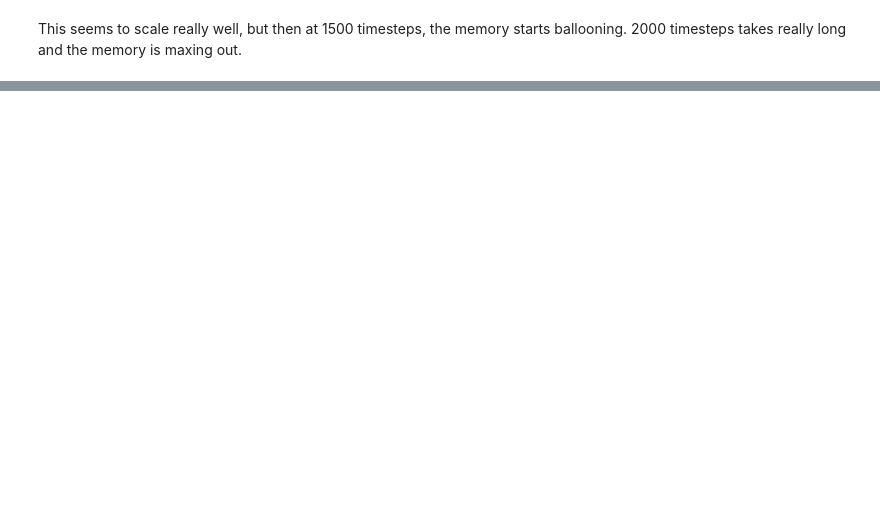
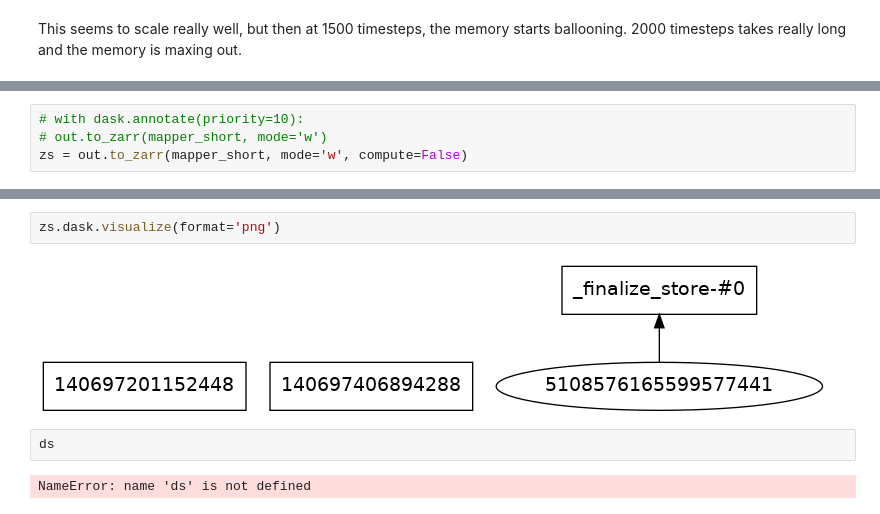
Before and after one commit to ocean-transport/coiled_collaboration, a Jupyter notebook: notebooks/jbusecke_2d_xhistogram/jbusecke_2d_xhistogram.ipynb, the cells around one changed output, grey strips where cells are left out. Saved outputs shown, nothing was run; the diff lists cells and outputs as text; blank space fills up the shorter version.

```diff
--- a/notebooks/jbusecke_2d_xhistogram/jbusecke_2d_xhistogram.ipynb
+++ b/notebooks/jbusecke_2d_xhistogram/jbusecke_2d_xhistogram.ipynb
@@ -222,0 +243,4 @@ This seems to scale really well, but then at 1500 timesteps, the memory starts b
+# %%
+# with dask.annotate(priority=10):
+# out.to_zarr(mapper_short, mode='w')
+zs = out.to_zarr(mapper_short, mode='w', compute=False)
@@ -222,0 +251,8 @@ This seems to scale really well, but then at 1500 timesteps, the memory starts b
+# %%
+zs.dask.visualize(format='png')
+# %% [output]
+[figure, added]
+# %%
+ds
+# %% [output]
+NameError: name 'ds' is not defined
```
Also changed, not shown: parts of 16 cells of this notebook, 1 other file.
